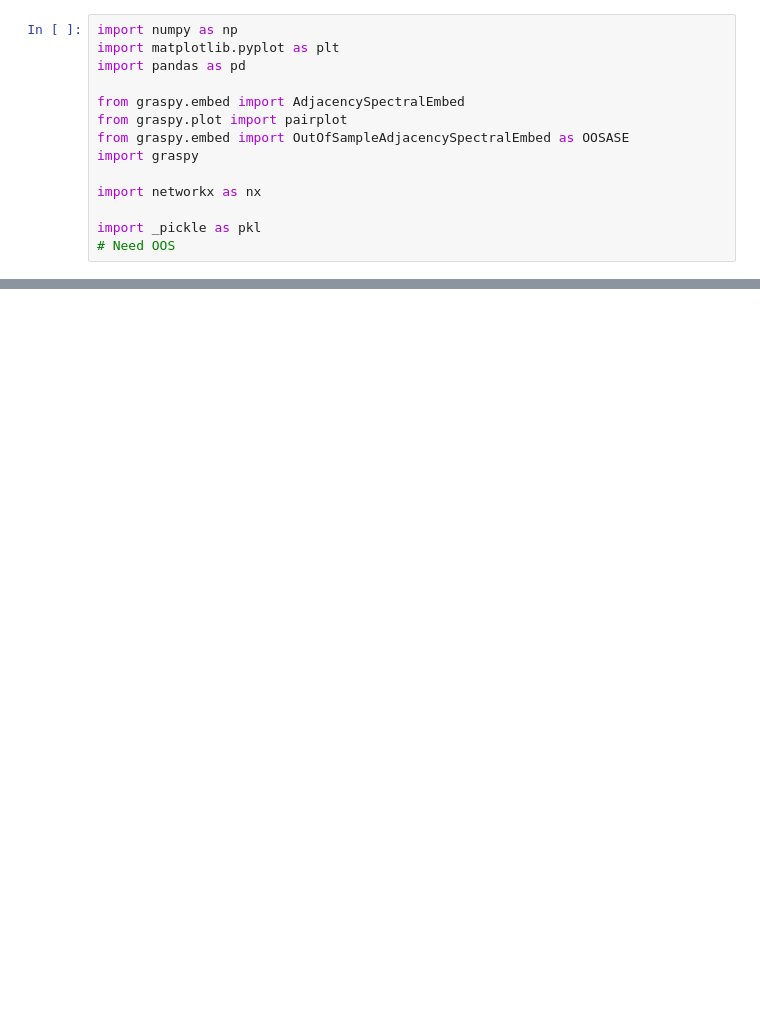
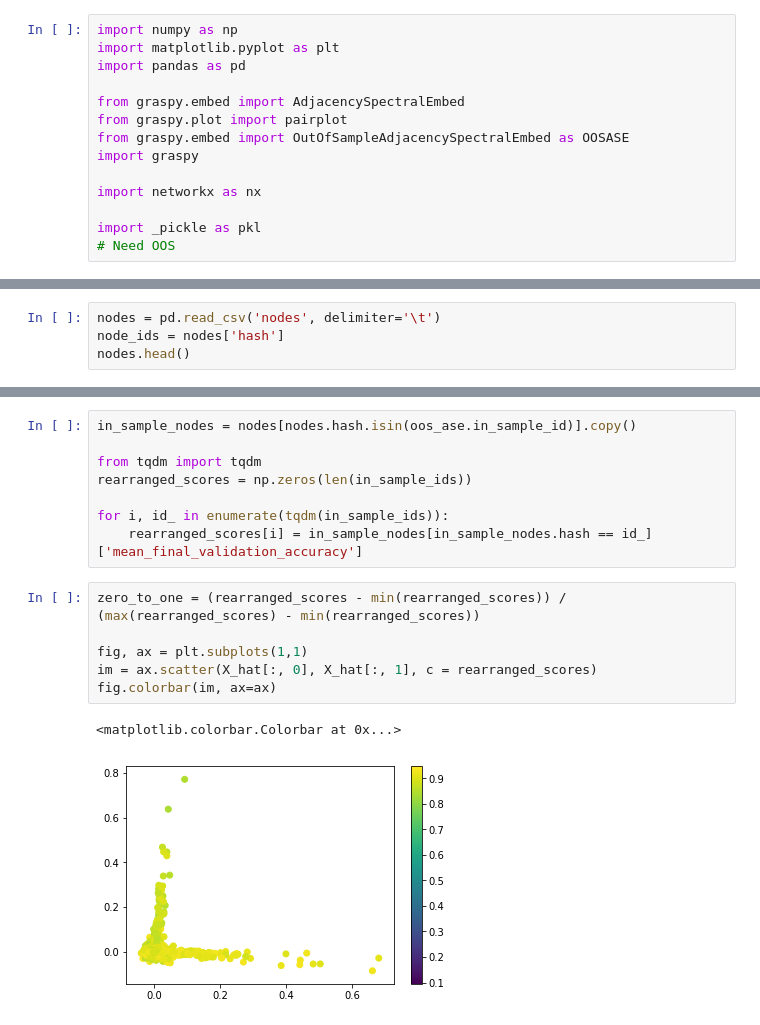
Before and after one commit to neurodata/hayden, a Jupyter notebook: NAS/NAS analysis.ipynb, the cells around one changed output, grey strips where cells are left out. Saved outputs shown, nothing was run; the diff lists cells and outputs as text; blank space fills up the shorter version.

```diff
--- a/NAS/NAS analysis.ipynb
+++ b/NAS/NAS analysis.ipynb
@@ -136,0 +72,4 @@ G_lcc.get_edge_data('09fbbe5d0e151746fee03a1e35c652eb', '00005c142e6f48ac74fdcf7
+# %%
+nodes = pd.read_csv('nodes', delimiter='\t')
+node_ids = nodes['hash']
+nodes.head()
@@ -136,0 +83,17 @@ G_lcc.get_edge_data('09fbbe5d0e151746fee03a1e35c652eb', '00005c142e6f48ac74fdcf7
+# %%
+in_sample_nodes = nodes[nodes.hash.isin(oos_ase.in_sample_id)].copy()
+
+from tqdm import tqdm
+rearranged_scores = np.zeros(len(in_sample_ids))
+
+for i, id_ in enumerate(tqdm(in_sample_ids)):
+    rearranged_scores[i] = in_sample_nodes[in_sample_nodes.hash == id_]['mean_final_validation_accuracy']
+# %%
+zero_to_one = (rearranged_scores - min(rearranged_scores)) / (max(rearranged_scores) - min(rearranged_scores))
+
+fig, ax = plt.subplots(1,1)
+im = ax.scatter(X_hat[:, 0], X_hat[:, 1], c = rearranged_scores)
+fig.colorbar(im, ax=ax)
+# %% [output]
+<matplotlib.colorbar.Colorbar at 0x...>
+[figure, added]
```
Also changed, not shown: parts of 11 cells of this notebook.
